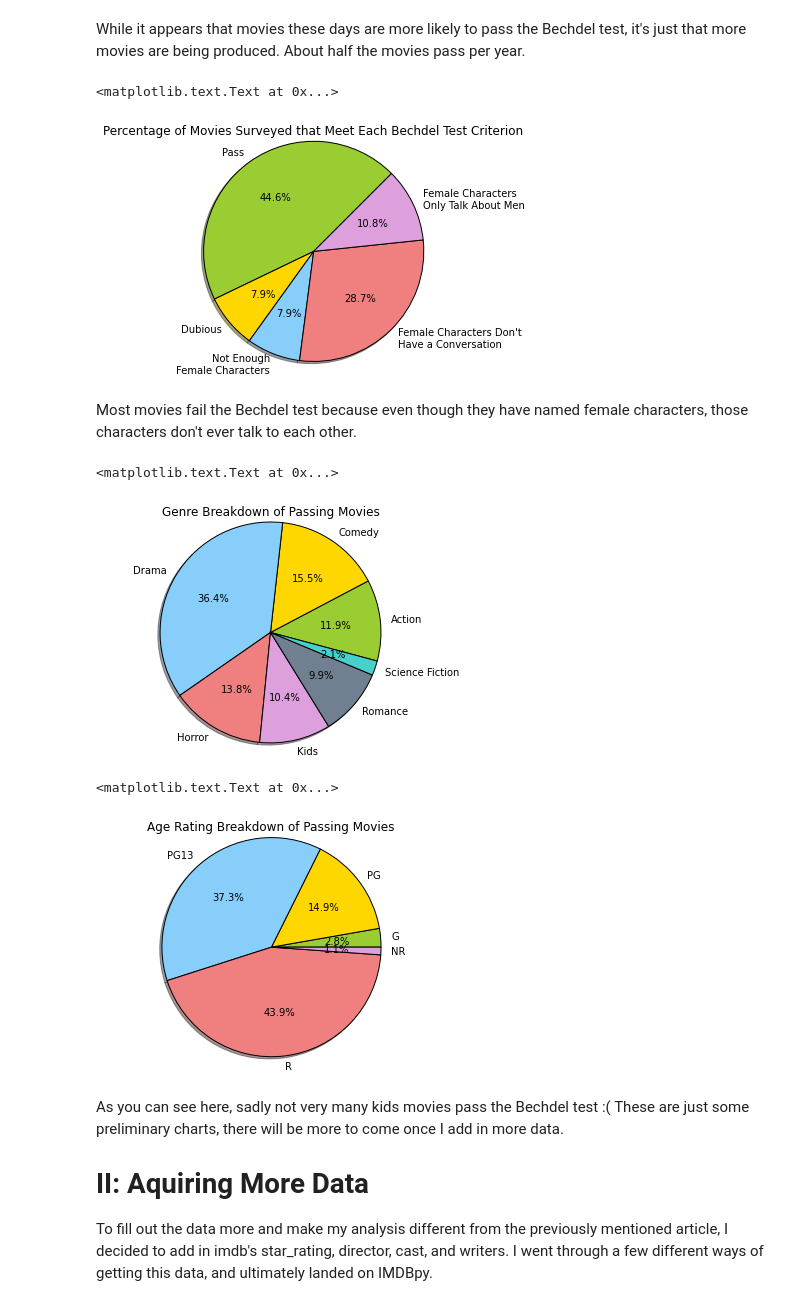
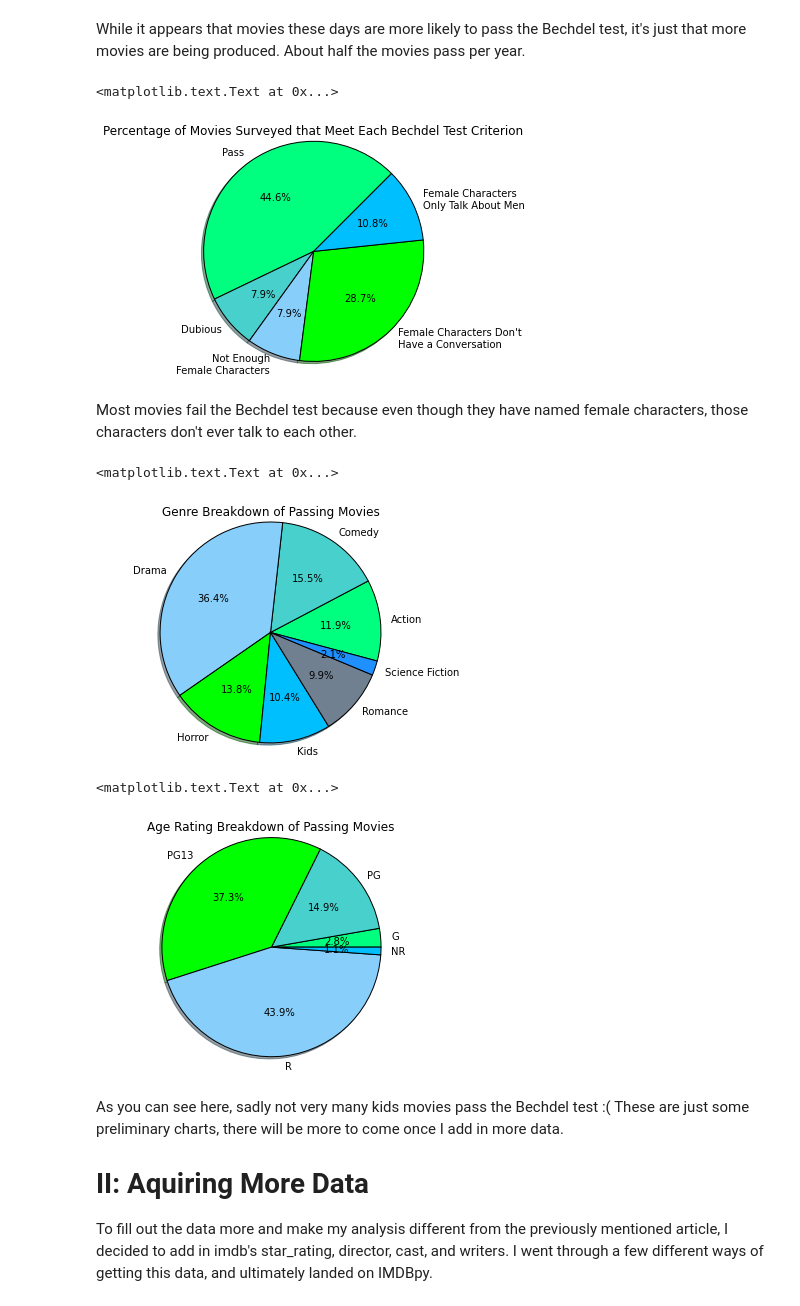
Before and after one commit to breaclark/DAT_SF_14, a Jupyter notebook: bechdel_project/Complete_Bechdel_Project.ipynb, the cells around one changed output. Drawn from its saved outputs; the diff is of its cells as text; code cells hidden in the pictures.

```diff
--- a/bechdel_project/Complete_Bechdel_Project.ipynb
+++ b/bechdel_project/Complete_Bechdel_Project.ipynb
@@ -79,7 +79,7 @@ for category in categories:
 
 cats = ["Pass", "Dubious", "Not Enough \nFemale Characters", "Female Characters Don't \nHave a Conversation", "Female Characters \nOnly Talk About Men"]
 plt.pie(criterion_ps, explode=None, labels = cats,
-    colors=('yellowgreen', 'gold', 'lightskyblue', 'lightcoral', 'plum'),
+    colors=('springgreen', 'mediumturquoise', 'lightskyblue', 'lime', 'deepskyblue'),
     autopct='%1.1f%%', pctdistance=0.6, shadow=True,
     labeldistance=1.1, startangle=45, radius=None,
     counterclock=True, wedgeprops=None, textprops=None)
@@ -87,7 +87,7 @@ plt.axis('equal')
 plt.title('Percentage of Movies Surveyed that Meet Each Bechdel Test Criterion')
 # %% [output]
 <matplotlib.text.Text at 0x...>
-[figure, old version]
+[figure, new version]
 # %% [markdown]
 Most movies fail the Bechdel test because even though they have named female characters, those characters don't ever talk to each other.
 # %%
@@ -101,7 +101,7 @@ for genre in genres:
 
 cats = ["Action","Comedy","Drama","Horror","Kids","Romance","Science Fiction"]
 plt.pie(genre_ps, explode=None, labels = cats,
-    colors=('yellowgreen', 'gold', 'lightskyblue', 'lightcoral', 'plum', 'slategray','mediumturquoise'),
+    colors=('springgreen', 'mediumturquoise', 'lightskyblue', 'lime', 'deepskyblue', 'slategray','dodgerblue'),
     autopct='%1.1f%%', pctdistance=0.6, shadow=True,
     labeldistance=1.1, startangle=-15, radius=None,
     counterclock=True, wedgeprops=None, textprops=None)
@@ -109,25 +109,25 @@ plt.axis('equal')
 plt.title('Genre Breakdown of Passing Movies')
 # %% [output]
 <matplotlib.text.Text at 0x...>
-[figure, old version]
+[figure, new version]
 # %%
 # of movies that passed, what age rating of each movie
 
 ratings = ["G","PG","PG13","R","NR"]
 rating_ps = []
 for rating in ratings:
     rating_ps.append((len(df[(df.binary == "PASS") & (df.age_rating == rating )]))/float(passed_total))
 
 plt.pie(rating_ps, explode=None, labels = ratings,
-    colors=('yellowgreen', 'gold', 'lightskyblue', 'lightcoral', 'plum'),
+    colors=('springgreen', 'mediumturquoise', 'lime', 'lightskyblue', 'deepskyblue'),
     autopct='%1.1f%%', pctdistance=0.6, shadow=True,
     labeldistance=1.1, startangle=None, radius=None,
     counterclock=True, wedgeprops=None, textprops=None)
 plt.axis('equal')
 plt.title('Age Rating Breakdown of Passing Movies')
 # %% [output]
 <matplotlib.text.Text at 0x...>
-[figure, old version]
+[figure, new version]
 # %% [markdown]
 As you can see here, sadly not very many kids movies pass the Bechdel test :( These are just some preliminary charts, there will be more to come once I add in more data.
 
```
Also changed, not shown: parts of 20 cells of this notebook.
